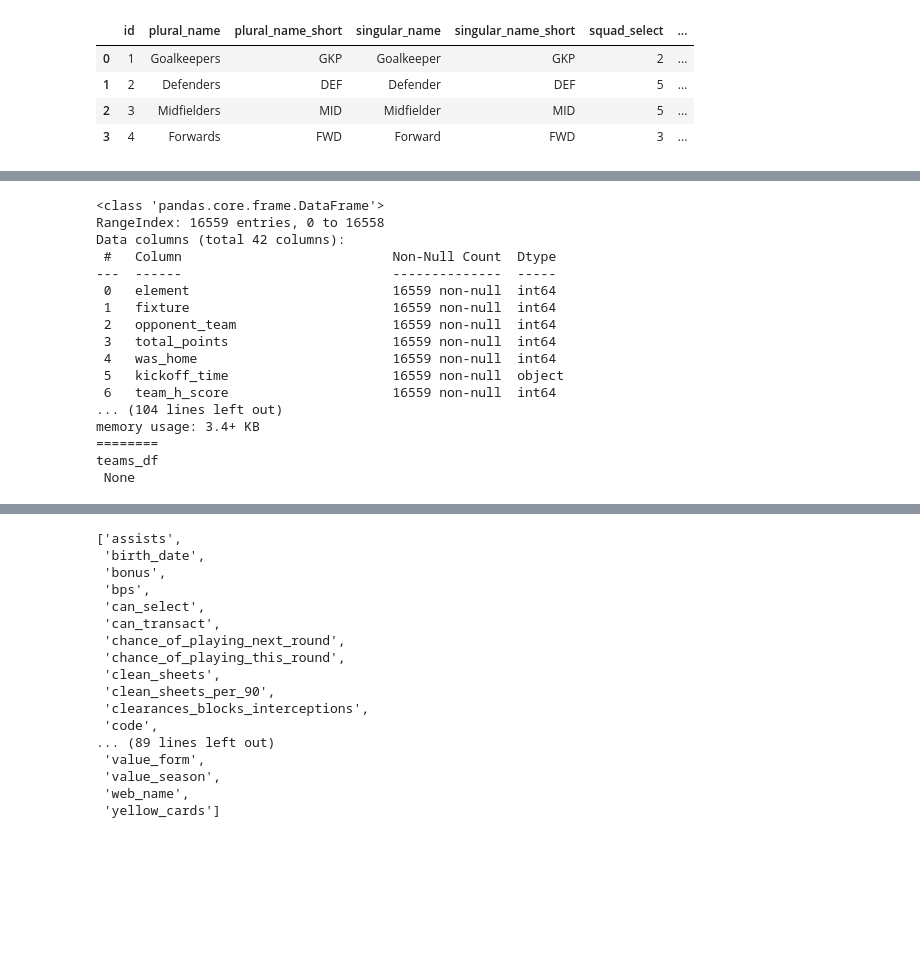
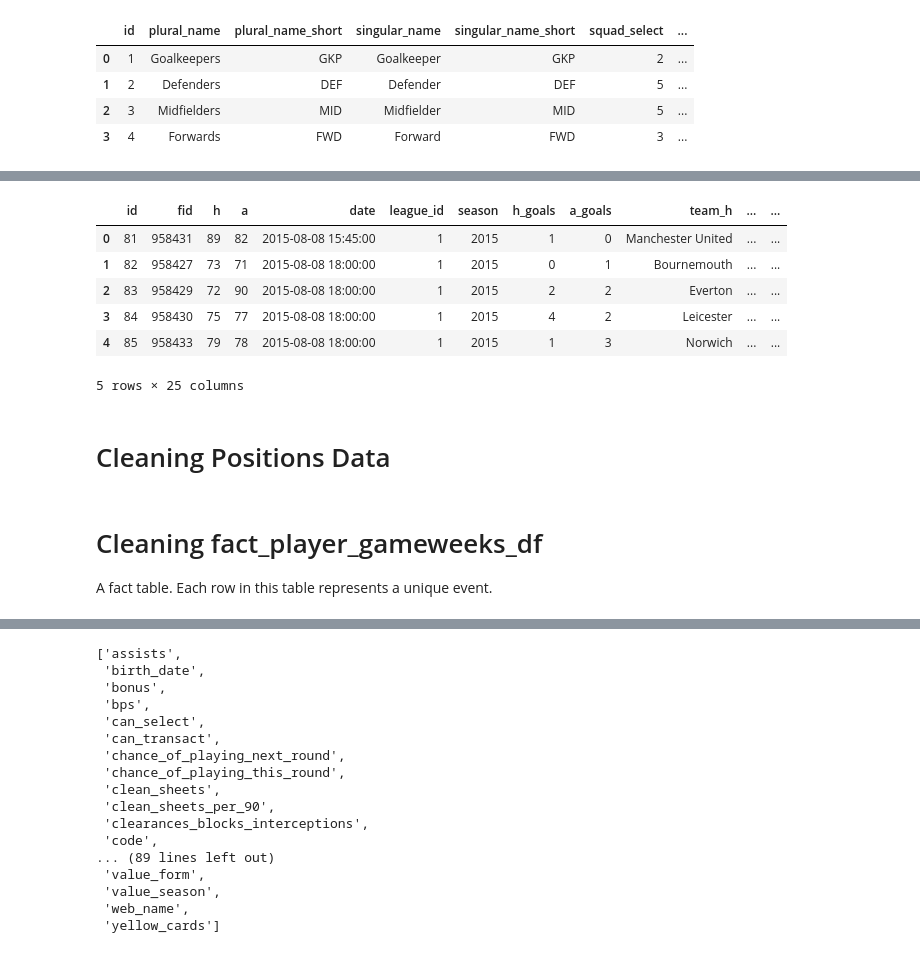
Before and after one commit to kartikey051/FPL-Prediction, a Jupyter notebook: mysql_data/mysql_data_cleaning.ipynb, the cells around one changed output, grey strips where cells are left out. Saved outputs shown, nothing was run; the diff lists cells and outputs as text; code cells hidden in the pictures; blank space fills up the shorter version.

```diff
--- a/mysql_data/mysql_data_cleaning.ipynb
+++ b/mysql_data/mysql_data_cleaning.ipynb
@@ -117,23 +176,25 @@ teams_df.head()
+# %%
+
+understat_team_metrics_df = dfs['understat_team_metrics']
+understat_team_metrics_df.head()
+# %% [output]
+|  | id | fid | h | a | date | league_id | season | h_goals | a_goals | team_h | ... | ... |
+| 0 | 81 | 958431 | 89 | 82 | 2015-08-08 15:45:00 | 1 | 2015 | 1 | 0 | Manchester United | ... | ... |
+| 1 | 82 | 958427 | 73 | 71 | 2015-08-08 18:00:00 | 1 | 2015 | 0 | 1 | Bournemouth | ... | ... |
+| 2 | 83 | 958429 | 72 | 90 | 2015-08-08 18:00:00 | 1 | 2015 | 2 | 2 | Everton | ... | ... |
+| 3 | 84 | 958430 | 75 | 77 | 2015-08-08 18:00:00 | 1 | 2015 | 4 | 2 | Leicester | ... | ... |
+| 4 | 85 | 958433 | 79 | 78 | 2015-08-08 18:00:00 | 1 | 2015 | 1 | 3 | Norwich | ... | ... |
+5 rows × 25 columns
 # %%
-print("========\nplayer_history_df\n",player_history_df.info(),"\n\n")
-print("========\nplayers_df\n",players_df.info(),"\n\n")
-print("========\npositions_df\n",positions_df.info(),"\n\n")
-print("========\nteams_df\n",teams_df.info(),"\n\n")
+# print("========\nfact_player_gameweeks_df\n",fact_player_gameweeks_df.info(),"\n\n")
+# print("========\nfpl_fixtures_df\n",fpl_fixtures_df.info(),"\n\n")
+# print("========\nfpl_season_players_df\n",fpl_season_players_df.info(),"\n\n")
+# print("========\nfpl_season_teams_df\n",fpl_season_teams_df.info(),"\n\n")
+# print("========\nplayer_history_df\n",player_history_df.info(),"\n\n")
+# print("========\nplayers_df\n",players_df.info(),"\n\n")
+# print("========\npositions_df\n",positions_df.info(),"\n\n")
+# print("========\nteams_df\n",teams_df.info(),"\n\n")
+# print("========\nunderstat_roster_metrics_df\n",understat_roster_metrics_df.info(),"\n\n")
+# print("========\nunderstat_team_metrics_df\n",understat_team_metrics_df.info())
-# %% [output]
-<class 'pandas.core.frame.DataFrame'>
-RangeIndex: 16559 entries, 0 to 16558
-Data columns (total 42 columns):
- #   Column                           Non-Null Count  Dtype
----  ------                           --------------  -----
- 0   element                          16559 non-null  int64
- 1   fixture                          16559 non-null  int64
- 2   opponent_team                    16559 non-null  int64
- 3   total_points                     16559 non-null  int64
- 4   was_home                         16559 non-null  int64
- 5   kickoff_time                     16559 non-null  object
- 6   team_h_score                     16559 non-null  int64
-... (104 lines left out)
-memory usage: 3.4+ KB
-========
-teams_df
- None
+# %% [markdown]
+# Cleaning Positions Data
@@ -139,0 +224,4 @@ teams_df
+# %% [markdown]
+# Cleaning fact_player_gameweeks_df
+A fact table.
+Each row in this table represents a unique event.
```
Also changed, not shown: parts of 44 cells of this notebook, 3 other files.
